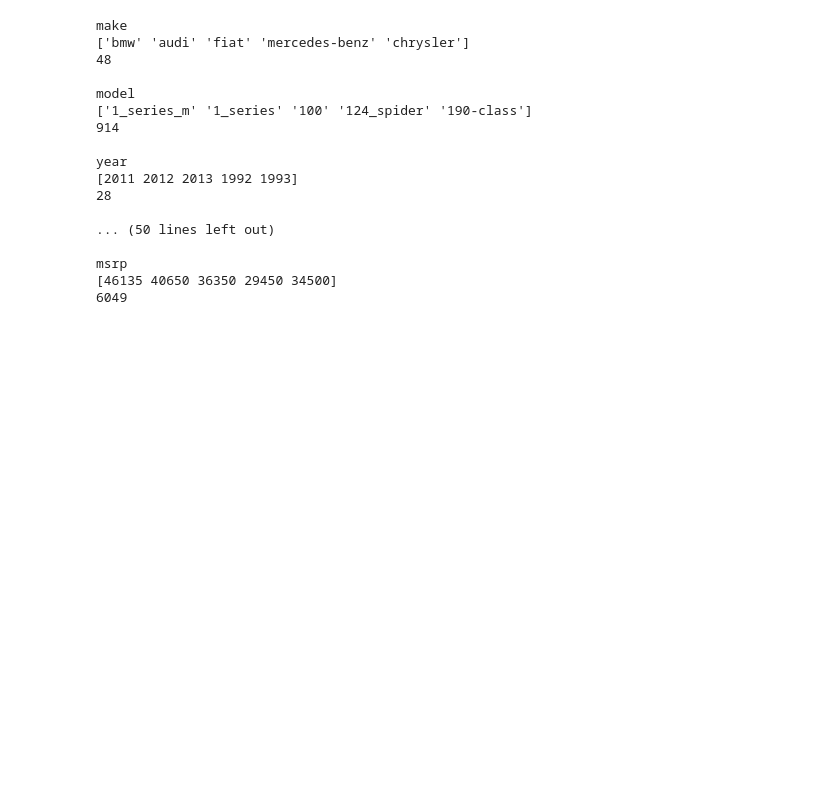
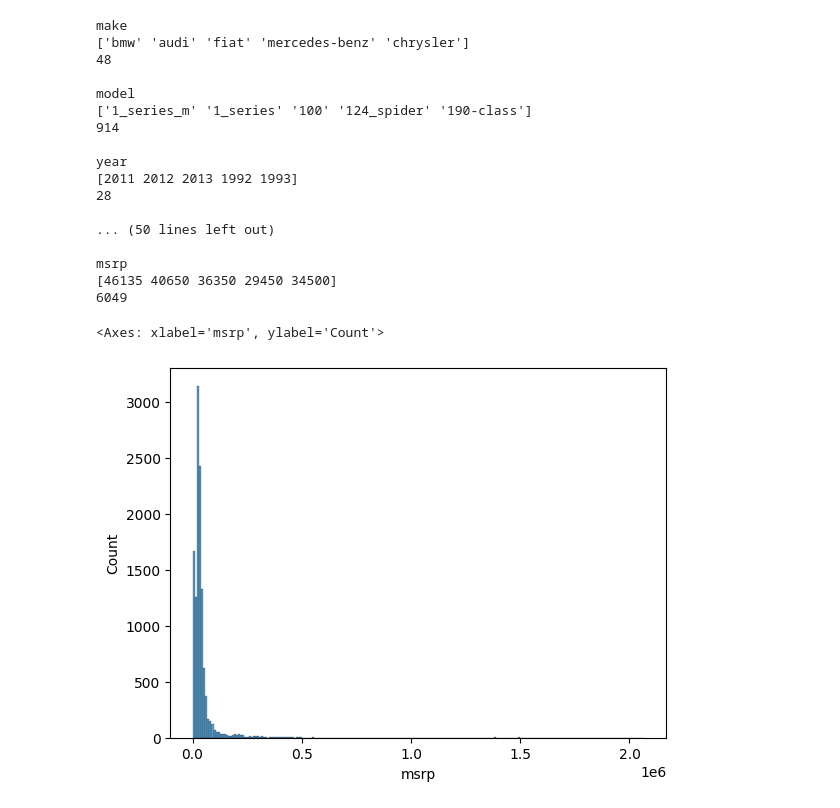
Before and after one commit to ayman-stat/ML-Zoomcamp-2025, a Jupyter notebook: 02-Regression/Notebook.ipynb, the cells around one changed output. Cells and saved outputs as stored; diff of their text form; code cells hidden in the pictures; blank space fills up the shorter version.

```diff
--- a/02-Regression/Notebook.ipynb
+++ b/02-Regression/Notebook.ipynb
@@ -211,3 +211,8 @@ import matplotlib.pyplot as plt
 import seaborn as sns
 
 %matplotlib inline
+# %%
+sns.histplot(df.msrp)
+# %% [output]
+<Axes: xlabel='msrp', ylabel='Count'>
+[figure, added]
```
